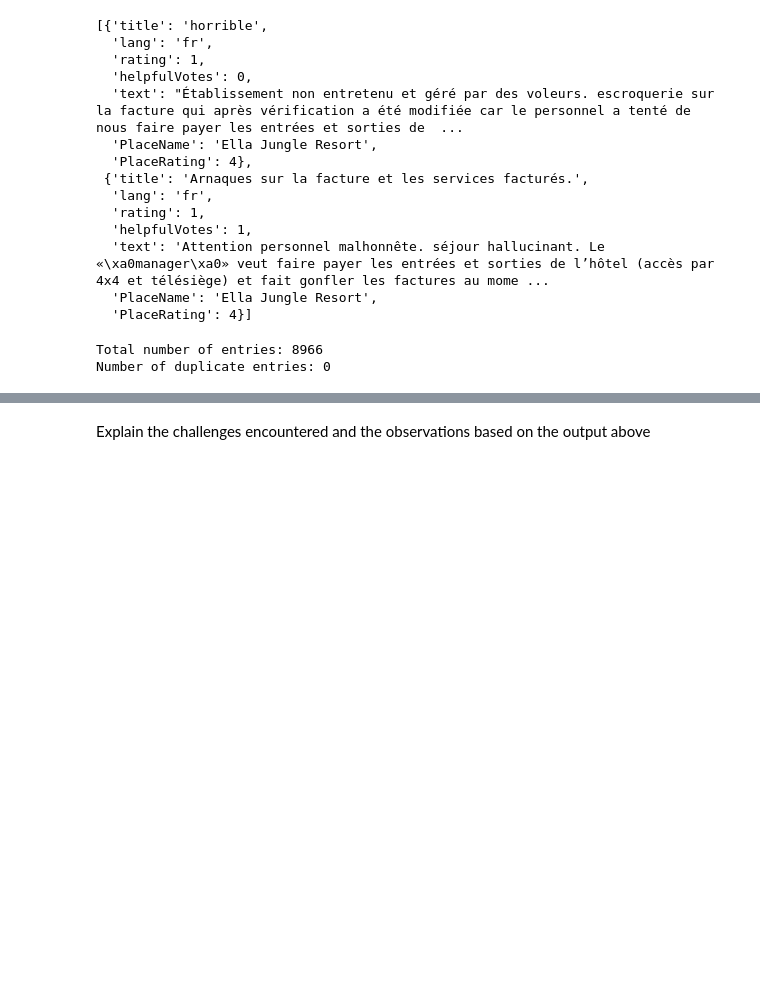
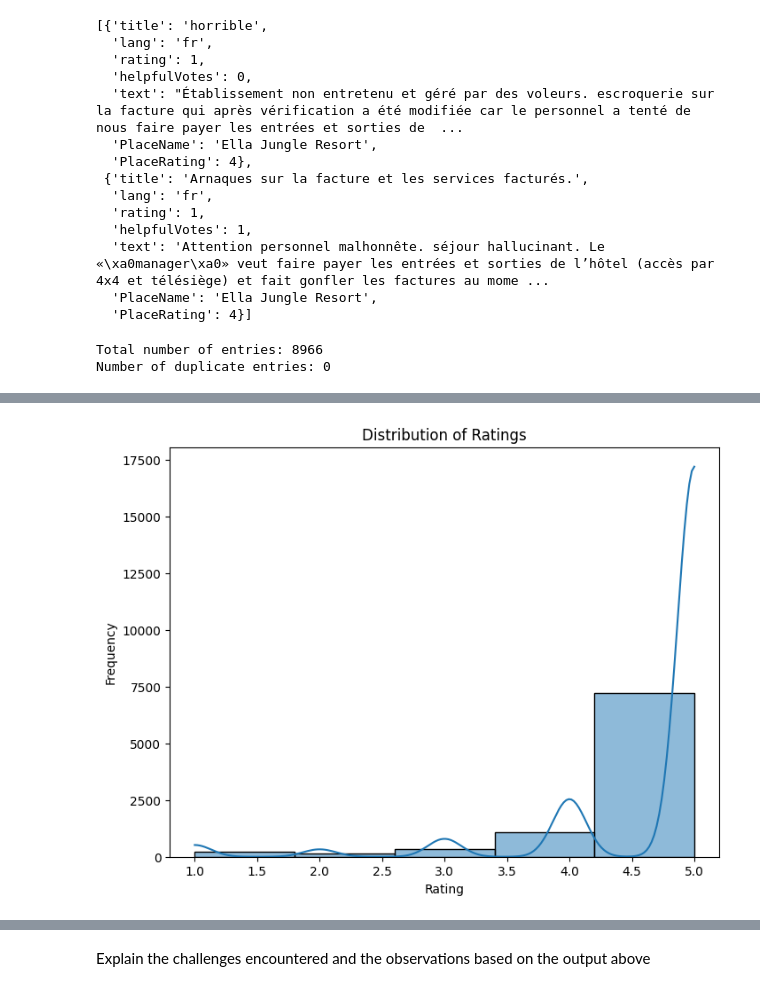
Before and after one commit to j-ranasinghe/nlp_cw, a Jupyter notebook: Solution_GroupH.ipynb, the cells around one changed output, grey strips where cells are left out. Cells and saved outputs as stored; diff of their text form; code cells hidden in the pictures; blank space fills up the shorter version.

```diff
--- a/Solution_GroupH.ipynb
+++ b/Solution_GroupH.ipynb
@@ -127,3 +127,12 @@ duplicates = find_duplicates(cleaned_data)
 # %% [output]
 Total number of entries: 8966
 Number of duplicate entries: 0
+# %%
+import pandas as pd
+
+# Load the data into a DataFrame
+df = pd.DataFrame(cleaned_data)
+
+# Summary statistics for numerical columns
+print("Summary Statistics:")
+print(df[['rating', 'helpfulVotes', 'PlaceRating']].describe())
@@ -129,0 +150,13 @@ Number of duplicate entries: 0
+# %%
+import matplotlib.pyplot as plt
+import seaborn as sns
+
+# Rating Distribution
+plt.figure(figsize=(8, 6))
+sns.histplot(df['rating'], bins=5, kde=True)
+plt.title("Distribution of Ratings")
+plt.xlabel("Rating")
+plt.ylabel("Frequency")
+plt.show()
+# %% [output]
+[figure, added]
```
Also changed, not shown: parts of 4 cells of this notebook.
